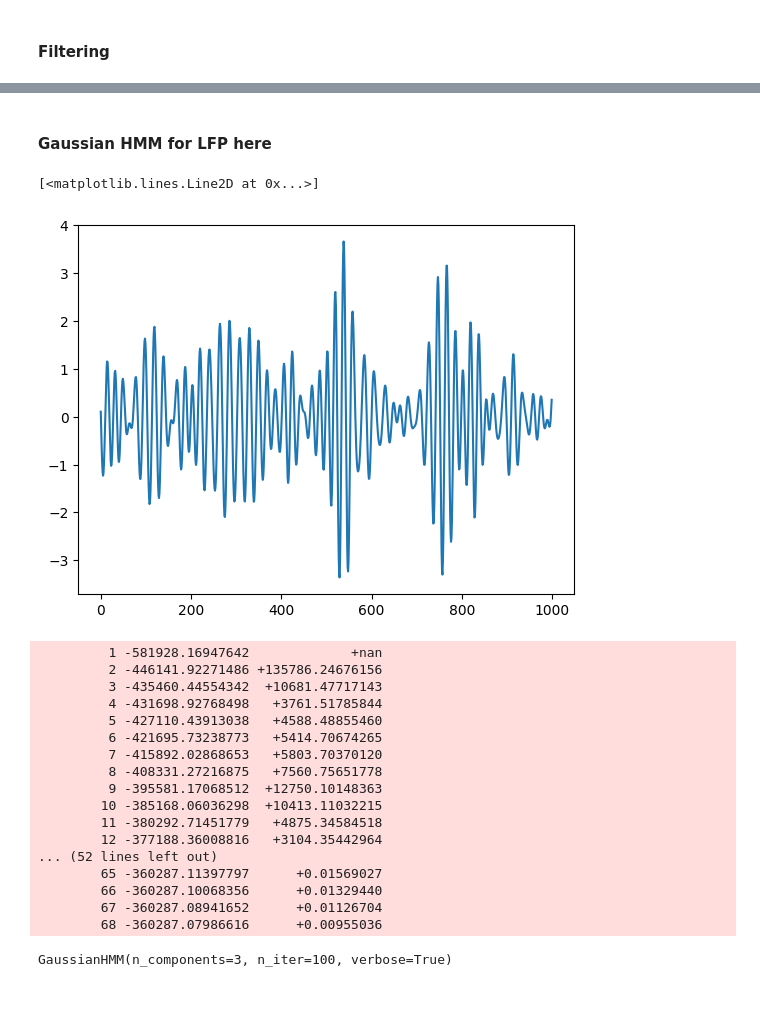
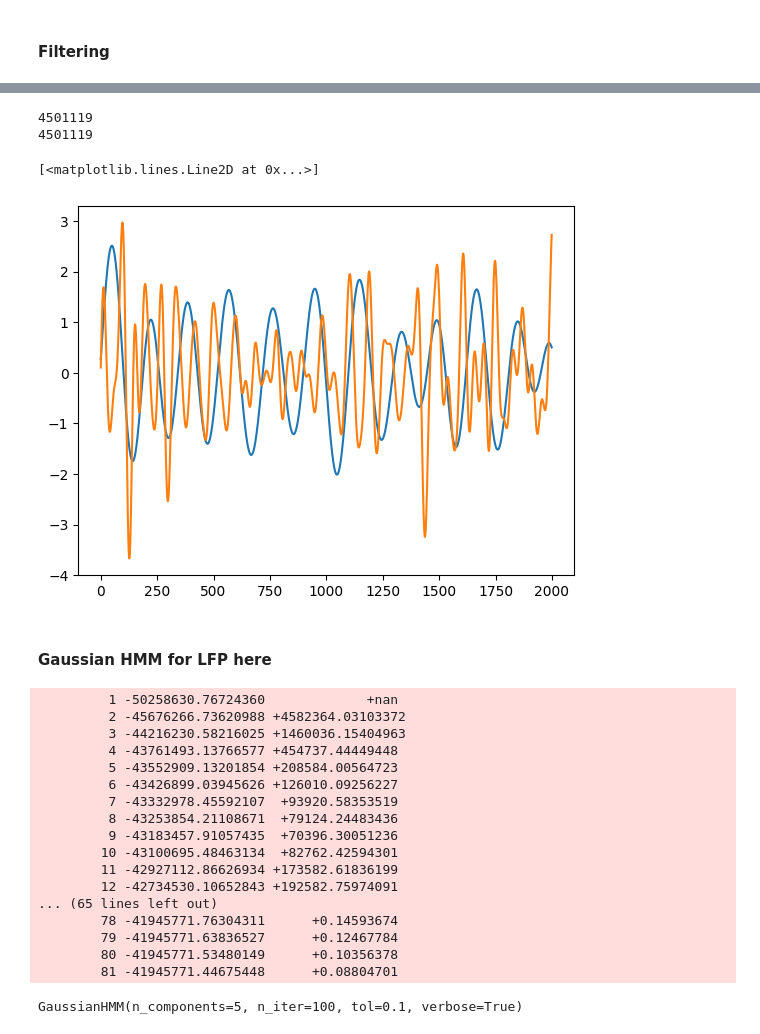
Before and after one commit to jerryjii/HMM, a Jupyter notebook: HMM_LFP.ipynb, the cells around one changed output, grey strips where cells are left out. Drawn from its saved outputs; the diff is of its cells as text; code cells hidden in the pictures; blank space fills up the shorter version.

Commit message:
with gaussian HMM implemented, but still has bugs

```diff
--- a/HMM_LFP.ipynb
+++ b/HMM_LFP.ipynb
@@ -214,0 +110,12 @@ plt.plot(single, alpha=0.2)
+# %%
+lfpB_slice = probeB.sel(time=master_time, method='nearest')
+lfpC_slice = probeC.sel(time=master_time, method='nearest')
+lfpB_copy = deepcopy(lfpB_slice)
+lfpC_copy = deepcopy(lfpC_slice)
+B_single = lfpB_copy.T[48]
+C_single = lfpC_copy.T[48]
+print(len(B_single))
+print(len(C_single))
+# %% [output]
+4501119
+4501119
@@ -214,0 +124,2 @@ plt.plot(single, alpha=0.2)
+# %%
+bands = np.zeros((4, len(B_single)))
@@ -215,2 +128,20 @@ plt.plot(single, alpha=0.2)
+# %%
+Wns = [[3,8],[10,30],[30,50],[50,80]]
+for i, Wn in enumerate(Wns):
+    b,a = butter(N=3, Wn=Wn, fs=1250, btype='bandpass', output='ba')
+    bands[2*i] = zscore(filtfilt(b, a, B_single))
+    bands[2*i+1] = zscore(filtfilt(b, a, C_single))
+# %%
+Wns = [[3,8],[10,30],[30,50],[50,80]]
+for i, Wn in enumerate(Wns):
+    b,a = butter(N=3, Wn=Wn, fs=1250, btype='bandpass', output='ba')
+    bands[i] = zscore(filtfilt(b, a, B_single))
+# %%
+fig, ax = plt.subplots()
+ax.plot(bands[0][0:2000])
+ax.plot(bands[1][0:2000])
+# %% [output]
+[<matplotlib.lines.Line2D at 0x...>]
+[figure, added]
 # %% [markdown]
 #### Gaussian HMM for LFP here
@@ -232,28 +148,23 @@ y_zscore = (y - np.mean(y))/np.std(y)
-# %%
-plt.plot(y_zscore[0:1000])
-# %% [output]
-[<matplotlib.lines.Line2D at 0x...>]
-[figure, removed]
 # %%
-model = hmm.GaussianHMM(n_components=3, n_iter=100,verbose=True, tol=0.1)
-model.fit(y_zscore)
+model = hmm.GaussianHMM(n_components=5, n_iter=100,verbose=True, tol=0.1)
+model.fit(bands.T)
 # %% [output]
-         1 -581928.16947642             +nan
-         2 -446141.92271486 +135786.24676156
-         3 -435460.44554342  +10681.47717143
-         4 -431698.92768498   +3761.51785844
-         5 -427110.43913038   +4588.48855460
-         6 -421695.73238773   +5414.70674265
-         7 -415892.02868653   +5803.70370120
-         8 -408331.27216875   +7560.75651778
-         9 -395581.17068512  +12750.10148363
-        10 -385168.06036298  +10413.11032215
-        11 -380292.71451779   +4875.34584518
-        12 -377188.36008816   +3104.35442964
-... (52 lines left out)
-        65 -360287.11397797      +0.01569027
-        66 -360287.10068356      +0.01329440
-        67 -360287.08941652      +0.01126704
-        68 -360287.07986616      +0.00955036
+         1 -50258630.76724360             +nan
+         2 -45676266.73620988 +4582364.03103372
+         3 -44216230.58216025 +1460036.15404963
+         4 -43761493.13766577 +454737.44449448
+         5 -43552909.13201854 +208584.00564723
+         6 -43426899.03945626 +126010.09256227
+         7 -43332978.45592107  +93920.58353519
+         8 -43253854.21108671  +79124.24483436
+         9 -43183457.91057435  +70396.30051236
+        10 -43100695.48463134  +82762.42594301
+        11 -42927112.86626934 +173582.61836199
+        12 -42734530.10652843 +192582.75974091
+... (65 lines left out)
+        78 -41945771.76304311      +0.14593674
+        79 -41945771.63836527      +0.12467784
+        80 -41945771.53480149      +0.10356378
+        81 -41945771.44675448      +0.08804701
-GaussianHMM(n_components=3, n_iter=100, verbose=True)
+GaussianHMM(n_components=5, n_iter=100, tol=0.1, verbose=True)
 # %%
```
Also changed, not shown: parts of 42 cells of this notebook.
